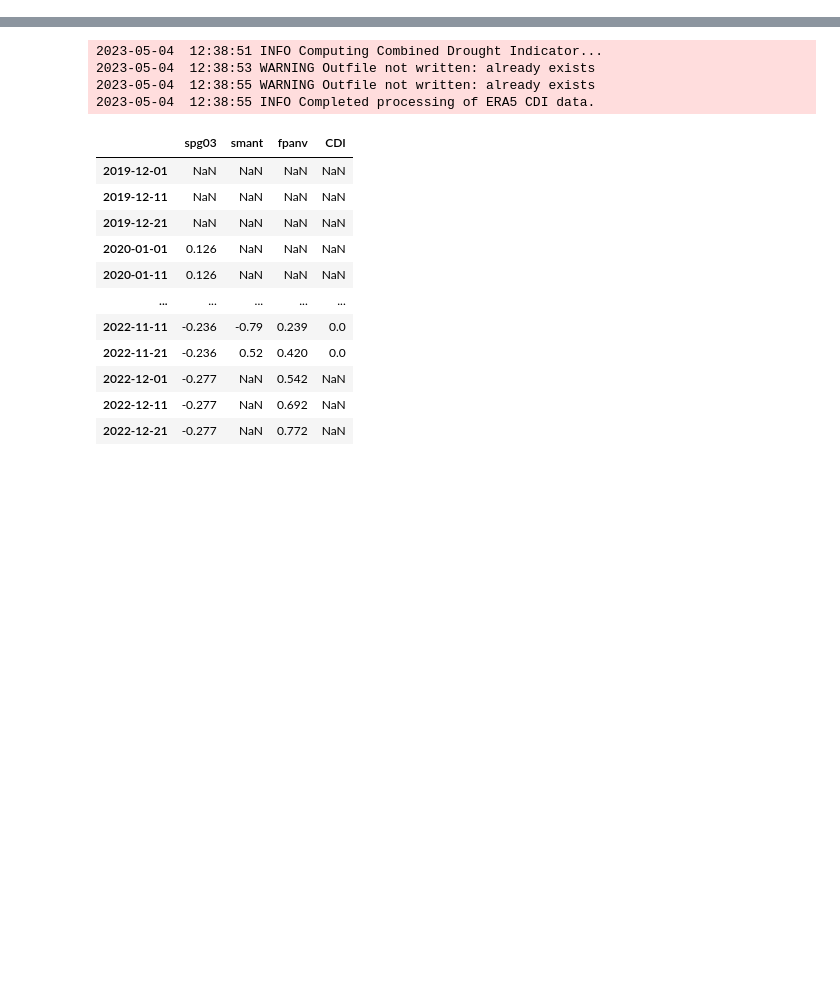
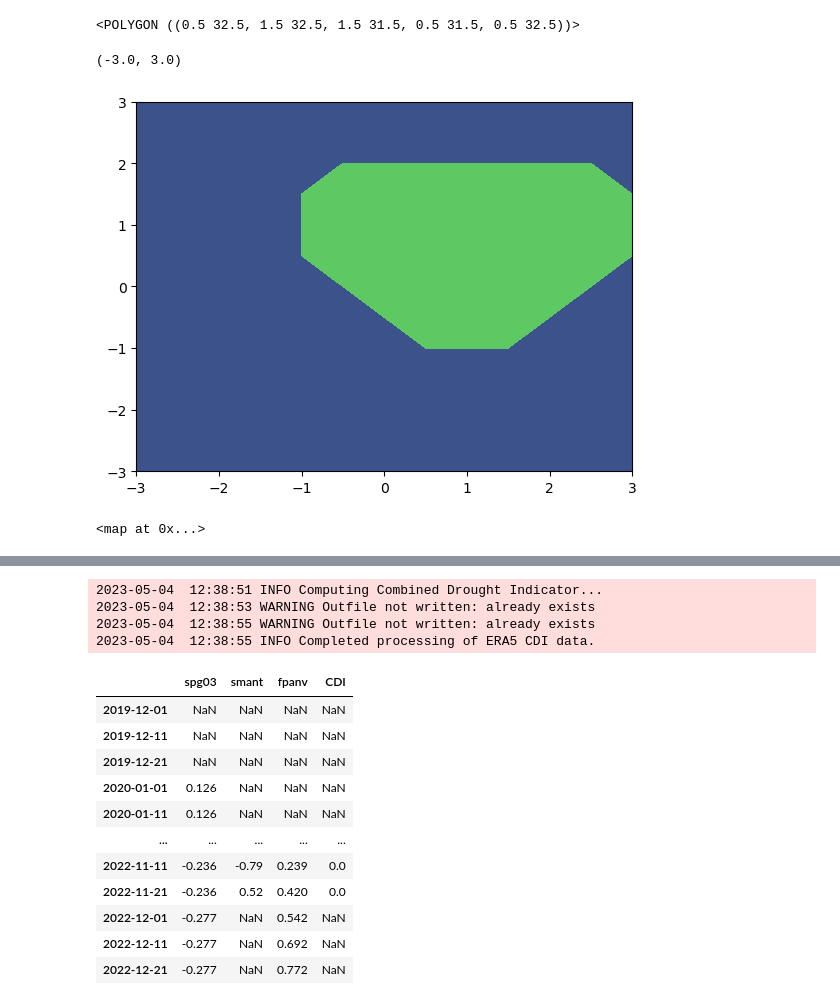
Before and after one commit to pixalytics-ltd/Climate-drought, a Jupyter notebook: test_cdi.ipynb, the cells around one changed output, grey strips where cells are left out. Drawn from its saved outputs; the diff is of its cells as text; code cells hidden in the pictures; blank space fills up the shorter version.

```diff
--- a/test_cdi.ipynb
+++ b/test_cdi.ipynb
@@ -25,0 +147,31 @@ cf = config.Config(outdir= 'output',indir='input',verbose=False)
+# %%
+ygrid = np.mean(np.diff(ds.lat))/2
+xgrid = np.mean(np.diff(ds.lon))/2
+def polycell(x,y):
+    tl = (x-xgrid,y+ygrid)
+    tr = (x+xgrid,y+ygrid)
+    bl = (x-xgrid,y-ygrid)
+    br = (x+xgrid,y-ygrid)
+    return Polygon((tl,tr,br,bl))
+polycell(1,32)
+# %% [output]
+<POLYGON ((0.5 32.5, 1.5 32.5, 1.5 31.5, 0.5 31.5, 0.5 32.5))>
+# %%
+def gridcellinpoly(x,y):
+    pc = polycell(x,y)
+    return pn.overlaps(pc)
+# %%
+vgcip = np.vectorize(gridcellinpoly)
+# %%
+mask = vgcip(xx,yy)
+# %%
+plt.contourf(ds.lon,ds.lat,mask)
+plt.xlim([-3,3])
+plt.ylim([-3,3])
+# %% [output]
+(-3.0, 3.0)
+[figure, added]
+# %%
+map(gridcellinpoly,xx,yy)
+# %% [output]
+<map at 0x...>
```
Also changed, not shown: parts of 34 cells of this notebook, 3 other files.
